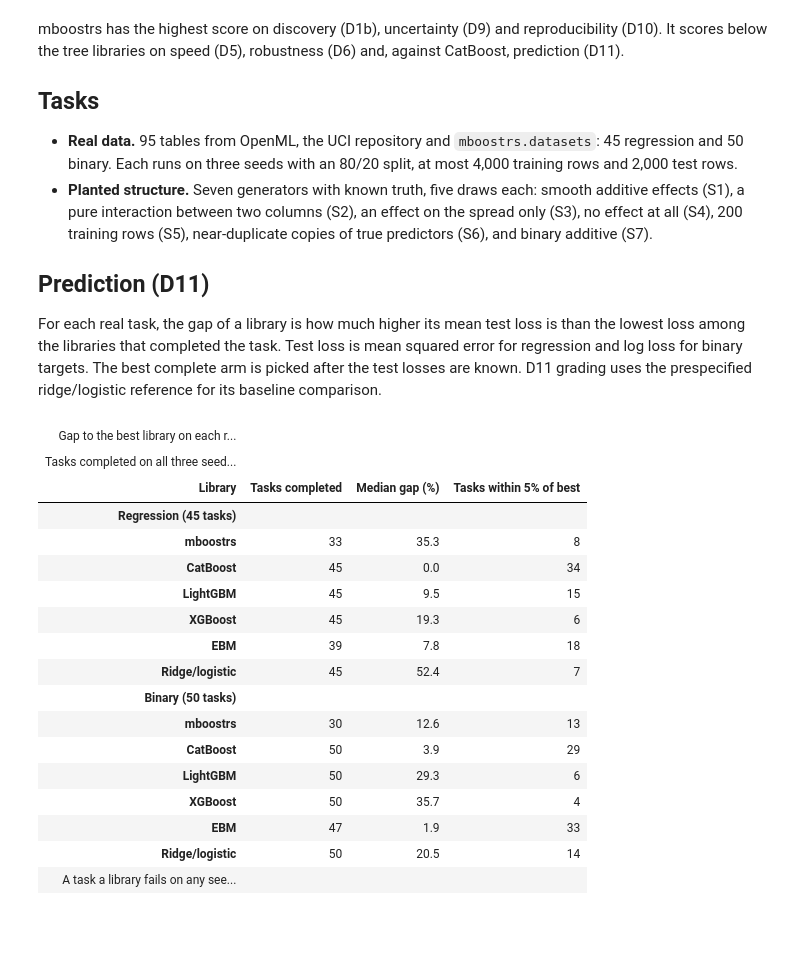
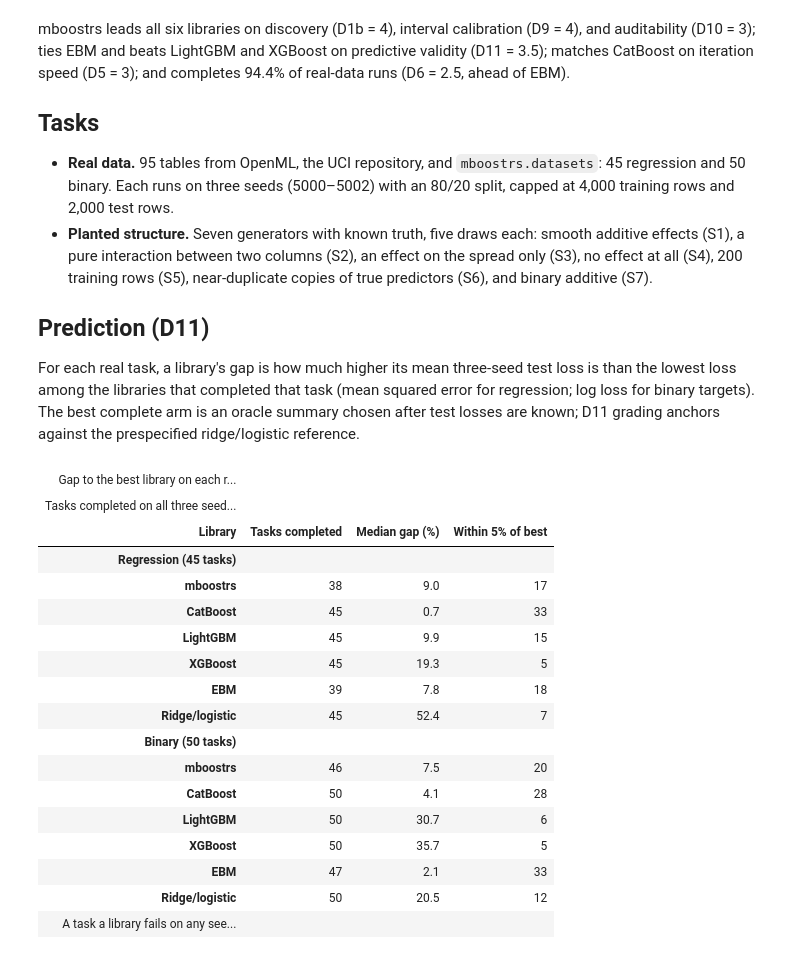
Before and after one commit to fcela/mboostrs, a Jupyter notebook: docs/book/benchmarks/heldout_competition.ipynb, the cells around one changed output. Cells and saved outputs as stored; diff of their text form; code cells hidden in the pictures; blank space fills up the shorter version.

```diff
--- a/docs/book/benchmarks/heldout_competition.ipynb
+++ b/docs/book/benchmarks/heldout_competition.ipynb
@@ -102,13 +224,15 @@ display(table(
 # %% [markdown]
-mboostrs has the highest score on discovery (D1b), uncertainty (D9) and
-reproducibility (D10). It scores below the tree libraries on speed (D5),
-robustness (D6) and, against CatBoost, prediction (D11).
+mboostrs leads all six libraries on discovery (D1b = 4), interval calibration
+(D9 = 4), and auditability (D10 = 3); ties EBM and beats LightGBM and XGBoost
+on predictive validity (D11 = 3.5); matches CatBoost on iteration speed
+(D5 = 3); and completes 94.4% of real-data runs (D6 = 2.5, ahead of EBM).
 
 ## Tasks
 
-- **Real data.** 95 tables from OpenML, the UCI repository and
+- **Real data.** 95 tables from OpenML, the UCI repository, and
   `mboostrs.datasets`: 45 regression and 50 binary. Each runs on three seeds
-  with an 80/20 split, at most 4,000 training rows and 2,000 test rows.
+  (5000–5002) with an 80/20 split, capped at 4,000 training rows and 2,000 test
+  rows.
 - **Planted structure.** Seven generators with known truth, five draws each:
   smooth additive effects (S1), a pure interaction between two columns (S2), an
   effect on the spread only (S3), no effect at all (S4), 200 training rows (S5),
@@ -116,45 +240,56 @@ robustness (D6) and, against CatBoost, prediction (D11).
 
 ## Prediction (D11)
 
-For each real task, the gap of a library is how much higher its mean test loss
-is than the lowest loss among the libraries that completed the task. Test loss
-is mean squared error for regression and log loss for binary targets. The
-best complete arm is picked after the test losses are known. D11 grading uses
-the prespecified ridge/logistic reference for its baseline comparison.
+For each real task, a library's gap is how much higher its mean three-seed test
+loss is than the lowest loss among the libraries that completed that task (mean
+squared error for regression; log loss for binary targets). The best complete
+arm is an oracle summary chosen after test losses are known; D11 grading
+anchors against the prespecified ridge/logistic reference.
 # %%
 d11_rows = []
 for kind, label in (("real_regression", "Regression (45 tasks)"), ("real_binary", "Binary (50 tasks)")):
     for a in ARMS:
         s = analysis["D11"][kind]["by_arm"][a]
-        d11_rows.append({"group": label, "library": NAMES[a], "completed": s["complete_tasks"],
-                         "median_gap_pct": 100 * s["median_gap_to_best_complete"],
-                         "within_5pct": s["within_5pct_of_best"]})
+        d11_rows.append({
+            "group": label,
+            "library": NAMES[a],
+            "completed": s["complete_tasks"],
+            "median_gap_pct": 100 * s["median_gap_to_best_complete"],
+            "within_5pct": s["within_5pct_of_best"],
+        })
 display(table(
-    pl.DataFrame(d11_rows), stub="library", stubhead="Library", group="group",
+    pl.DataFrame(d11_rows),
+    stub="library",
+    stubhead="Library",
+    group="group",
     title="Gap to the best library on each real task",
-    subtitle="Tasks completed on all three seeds; gap in percent of the best loss",
-    labels={"completed": "Tasks completed", "median_gap_pct": "Median gap (%)",
-            "within_5pct": "Tasks within 5% of best"},
-    better={"median_gap_pct": "min"},
+    subtitle="Tasks completed on all three seeds; median excess over the best complete arm (%)",
+    labels={
+        "completed": "Tasks completed",
+        "median_gap_pct": "Median gap (%)",
+        "within_5pct": "Within 5% of best",
+    },
+    better={"median_gap_pct": "min", "within_5pct": "max"},
     decimals=1,
+    formats={"completed": 0, "within_5pct": 0},
     notes=("A task a library fails on any seed is excluded from that library's gap.",),
 ))
 # %% [output]
 | Gap to the best library on each r... |  |  |  |
 | Tasks completed on all three seed... |  |  |  |
-| Library | Tasks completed | Median gap (%) | Tasks within 5% of best |
+| Library | Tasks completed | Median gap (%) | Within 5% of best |
 | Regression (45 tasks) |  |  |  |
-| mboostrs | 33 | 35.3 | 8 |
-| CatBoost | 45 | 0.0 | 34 |
-| LightGBM | 45 | 9.5 | 15 |
-| XGBoost | 45 | 19.3 | 6 |
+| mboostrs | 38 | 9.0 | 17 |
+| CatBoost | 45 | 0.7 | 33 |
+| LightGBM | 45 | 9.9 | 15 |
+| XGBoost | 45 | 19.3 | 5 |
 | EBM | 39 | 7.8 | 18 |
 | Ridge/logistic | 45 | 52.4 | 7 |
 | Binary (50 tasks) |  |  |  |
-| mboostrs | 30 | 12.6 | 13 |
-| CatBoost | 50 | 3.9 | 29 |
-| LightGBM | 50 | 29.3 | 6 |
-| XGBoost | 50 | 35.7 | 4 |
-| EBM | 47 | 1.9 | 33 |
-| Ridge/logistic | 50 | 20.5 | 14 |
+| mboostrs | 46 | 7.5 | 20 |
+| CatBoost | 50 | 4.1 | 28 |
+| LightGBM | 50 | 30.7 | 6 |
+| XGBoost | 50 | 35.7 | 5 |
+| EBM | 47 | 2.1 | 33 |
+| Ridge/logistic | 50 | 20.5 | 12 |
 | A task a library fails on any see... |  |  |  |
```
Also changed, not shown: parts of 23 cells of this notebook, 13 other files.
